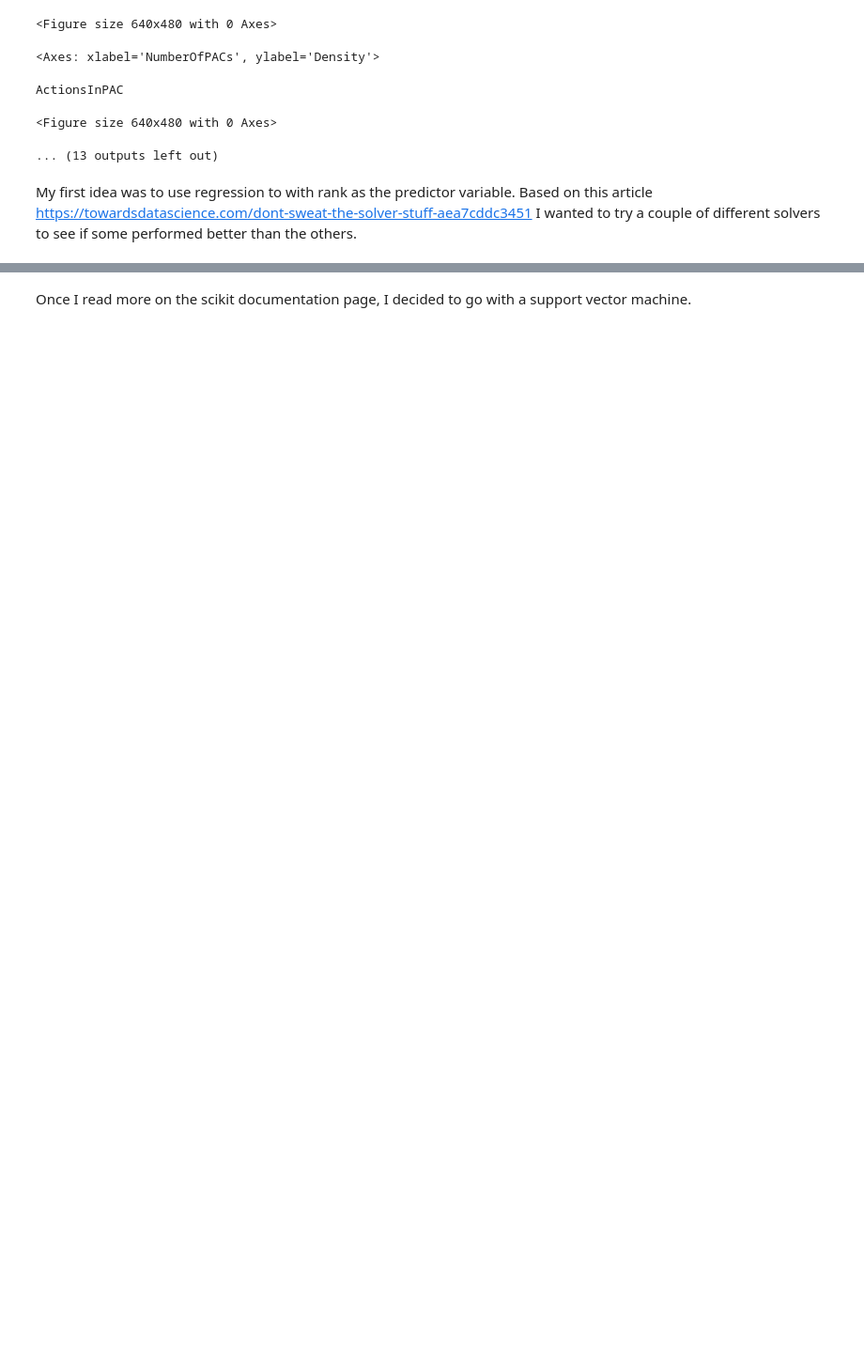
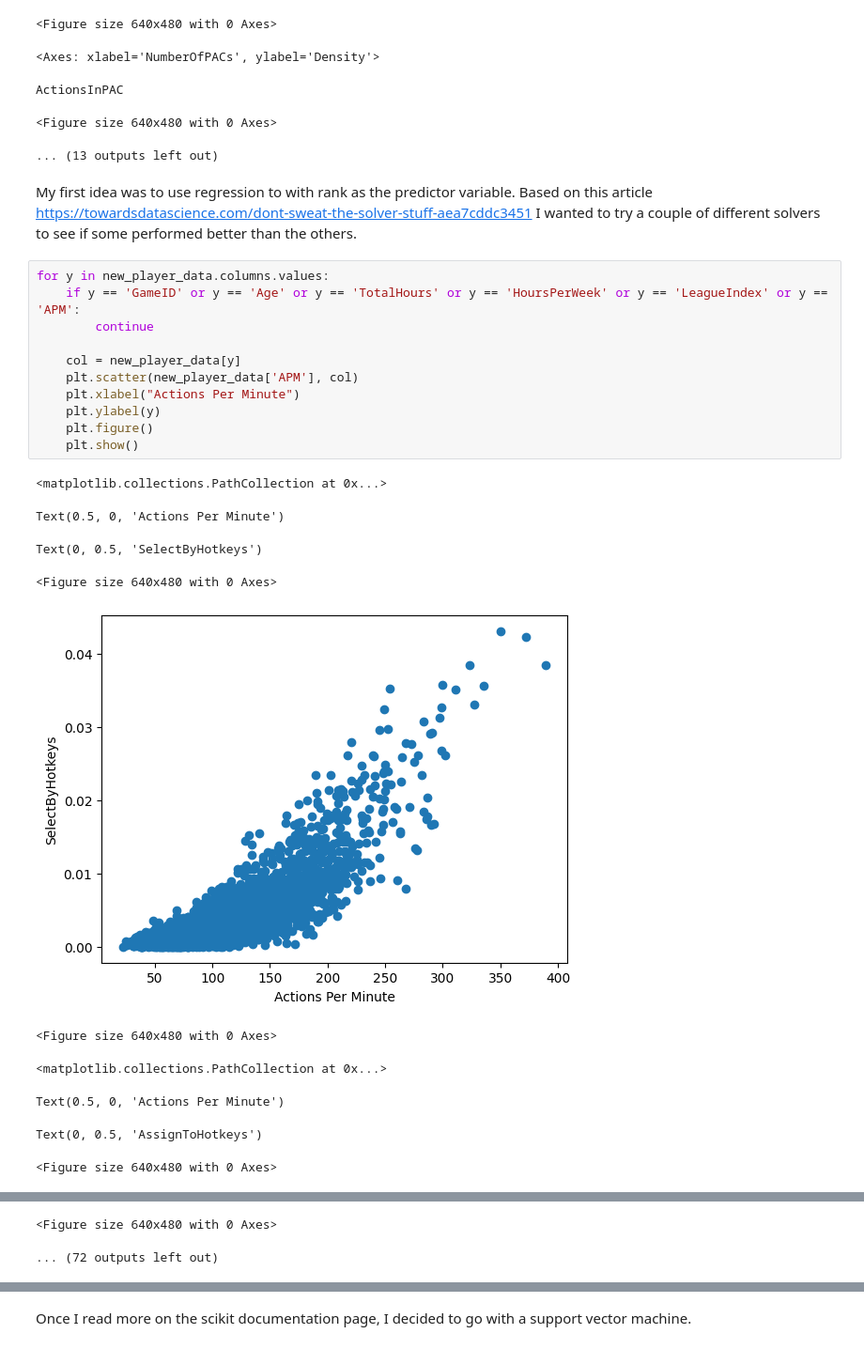
Before and after one commit to ddeneau/StarcraftRankPrediction, a Jupyter notebook: StarcraftPerformancerPredictor.ipynb, the cells around one changed output, grey strips where cells are left out. Shown at 94% size. Drawn from its saved outputs; the diff is of its cells as text; blank space fills up the shorter version.

```diff
--- a/StarcraftPerformancerPredictor.ipynb
+++ b/StarcraftPerformancerPredictor.ipynb
@@ -195,3 +195,25 @@ ActionsInPAC
 My first idea was to use regression to with rank as the predictor variable.
 Based on this article https://towardsdatascience.com/dont-sweat-the-solver-stuff-aea7cddc3451 I wanted to try a couple of different solvers
 to see if some performed better than the others.
+# %%
+for y in new_player_data.columns.values:
+    if y == 'GameID' or y == 'Age' or y == 'TotalHours' or y == 'HoursPerWeek' or y == 'LeagueIndex' or y == 'APM':
+        continue
+
+    col = new_player_data[y]
+    plt.scatter(new_player_data['APM'], col)
+    plt.xlabel("Actions Per Minute")
+    plt.ylabel(y)
+    plt.figure()
+    plt.show()
+# %% [output]
+<matplotlib.collections.PathCollection at 0x...>
+Text(0.5, 0, 'Actions Per Minute')
+Text(0, 0.5, 'SelectByHotkeys')
+<Figure size 640x480 with 0 Axes>
+[figure, added]
+<Figure size 640x480 with 0 Axes>
+<matplotlib.collections.PathCollection at 0x...>
+Text(0.5, 0, 'Actions Per Minute')
+Text(0, 0.5, 'AssignToHotkeys')
+<Figure size 640x480 with 0 Axes>
@@ -197,0 +221,2 @@ to see if some performed better than the others.
+<Figure size 640x480 with 0 Axes>
+... (72 outputs left out)
```
Also changed, not shown: parts of 16 cells of this notebook.
